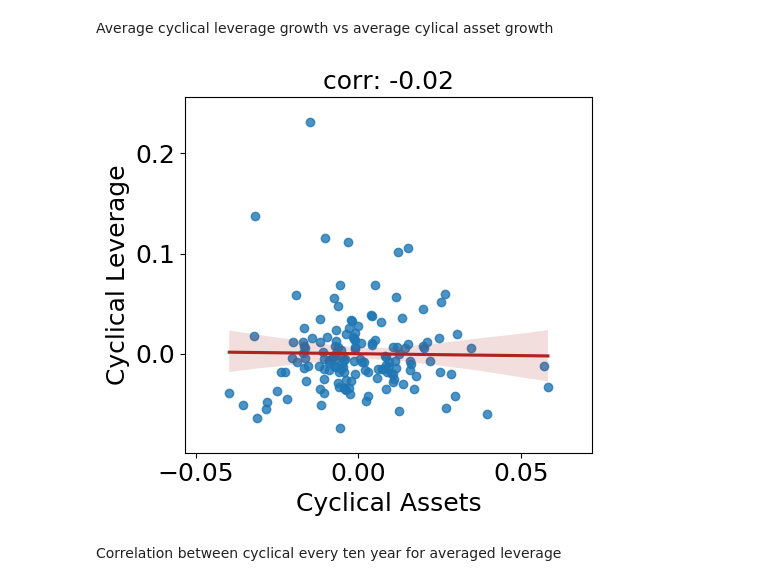
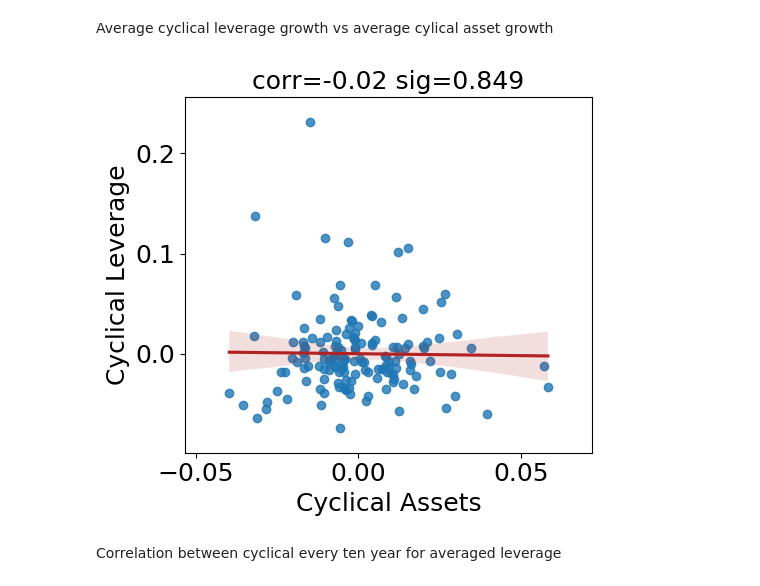
Before and after one commit to Alex-Telonic/BachelorThesisASch, a Jupyter notebook: LeverageCylicality.ipynb, the cells around one changed output. Drawn from its saved outputs; the diff is of its cells as text; code cells hidden in the pictures.

```diff
--- a/LeverageCylicality.ipynb
+++ b/LeverageCylicality.ipynb
@@ -400,35 +362,37 @@ df_nobhc.dropna(how="all", subset=["leverage"], inplace=True)
 df_nobhc = df_nobhc[df_nobhc.leverage > 0]
 
 df_nobhc_mean = df_nobhc.groupby(["year", "quarter"]).mean()
 df_nobhc_sum = df_nobhc.groupby(["year", "quarter"]).sum()
 
 
 cycle_leverage, trend_all = sm.tsa.filters.hpfilter(np.log(df_nobhc_mean.leverage), 1600)
 cycle_assets, trend_all = sm.tsa.filters.hpfilter(np.log(df_nobhc_mean.assets), 1600)
 #cycle_temp, trend_temp = sm.tsa.filters.hpfilter(df_all_grouped_mean.leverageRatio["mean"], 1600)
 #cycle_all.plot(figsize=(20,5))
 
 #cycle_allbanks.corr(cycle_all)
 
 #cycle_assets, trend_all = sm.tsa.filters.hpfilter(np.log(df_nobhc_sum.assets), 1600)
 #cycle_assets_bhc, trend_all = sm.tsa.filters.hpfilter(np.log(df_all_grouped_mean.agg_assets), 1600)
 
 #cycle_assets.corr(cycle_assets_bhc)
 
 cycle_leverage.corr(cycle_assets)
 
 sns.regplot(x=cycle_assets, y=cycle_leverage, ax=ax, line_kws={"color":"firebrick"})
 
 ax.set_ylabel("Cyclical Leverage")
 ax.set_xlabel("Cyclical Assets")
 
-ax.set_title("corr: " + str(cycle_assets.corr(cycle_leverage).round(2)))
+tuple_corr = scipy.pearsonr(cycle_leverage, cycle_assets)
+
+ax.set_title("corr=" + str(tuple_corr[0].round(2)) + " sig=" + str(tuple_corr[1].round(3)))
 
 plt.tight_layout()
 
 plt.savefig('LatexVorlage/graphs/DescriptiveStats/LeverageCylicality_ScatterAverageLeveragevsAggregateAssets_7613.png')
 # %% [output]
-[figure, old version]
+[figure, new version]
 # %% [markdown]
 Correlation between cyclical every ten year for averaged leverage
 # %%
```
Also changed, not shown: parts of 6 cells of this notebook, 15 other files.
